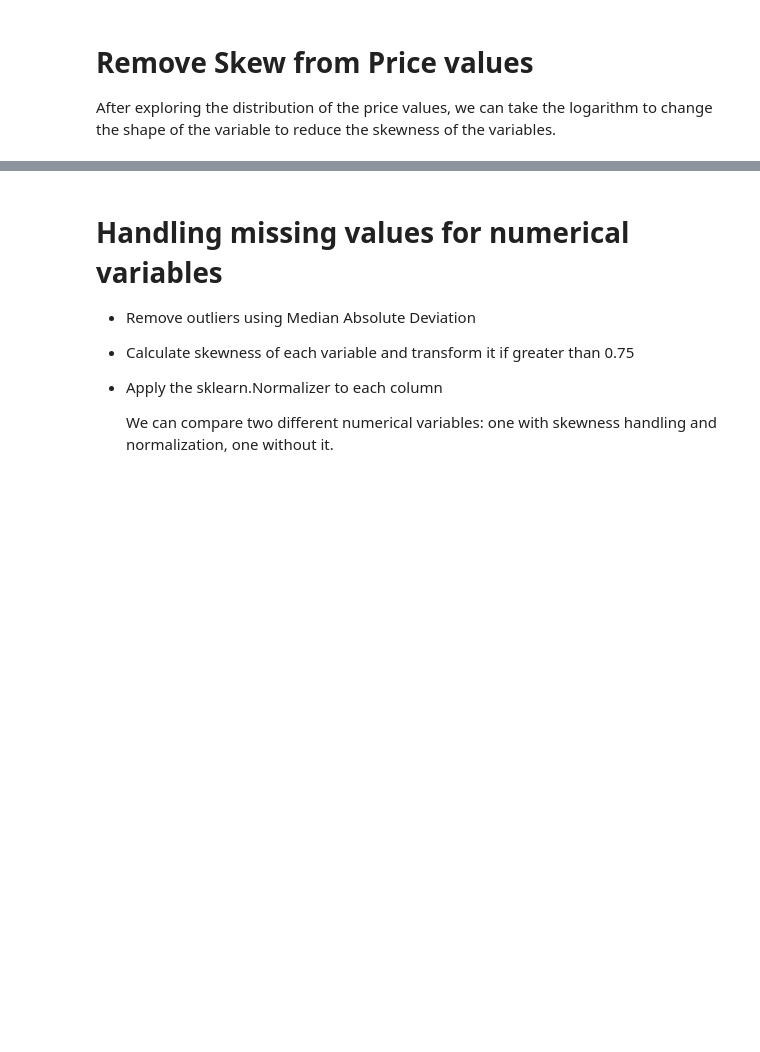
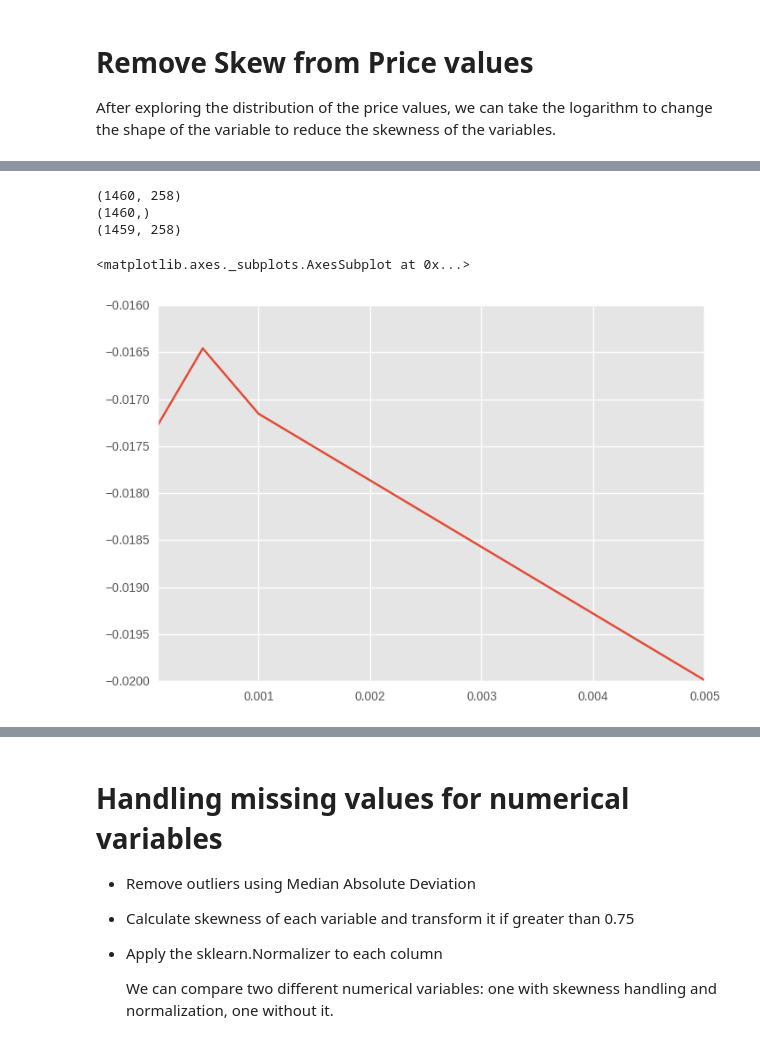
Before and after one commit to dolremi/Housing_Price, a Jupyter notebook: notebook/features.ipynb, the cells around one changed output, grey strips where cells are left out. Cells and saved outputs as stored; diff of their text form; code cells hidden in the pictures; blank space fills up the shorter version.

```diff
--- a/notebook/features.ipynb
+++ b/notebook/features.ipynb
@@ -129,0 +287,31 @@ After exploring the distribution of the price values, we can take the logarithm
+# %%
+X_train, X_test, y = cleaner.prep_for_learn()
+print(X_train.shape)
+print(y.shape)
+print(X_test.shape)
+# %% [output]
+(1460, 258)
+(1460,)
+(1459, 258)
+# %%
+y = np.log1p(y)
+# %%
+from sklearn.cross_validation import cross_val_score
+from sklearn.metrics import make_scorer, mean_squared_error
+
+def rmsle(y, y_pred):
+     return np.sqrt((( (np.log1p(y_pred*price_scale)- np.log1p(y*price_scale)) )**2).mean())
+
+# scorer = make_scorer(rmsle, False)
+scorer = make_scorer(mean_squared_error, False)
+
+def rmse_cv(model, X, y):
+     return (cross_val_score(model, X, y, scoring=scorer)).mean()
+# %%
+from sklearn.linear_model import Lasso
+alphas = [1e-4, 5e-4, 1e-3, 5e-3]
+cv_lasso = [rmse_cv(Lasso(alpha = alpha, max_iter=50000), X_train, y) for alpha in alphas]
+pd.Series(cv_lasso, index = alphas).plot()
+# %% [output]
+<matplotlib.axes._subplots.AxesSubplot at 0x...>
+[figure, added]
```
Also changed, not shown: parts of 31 cells of this notebook, 2 other files.
